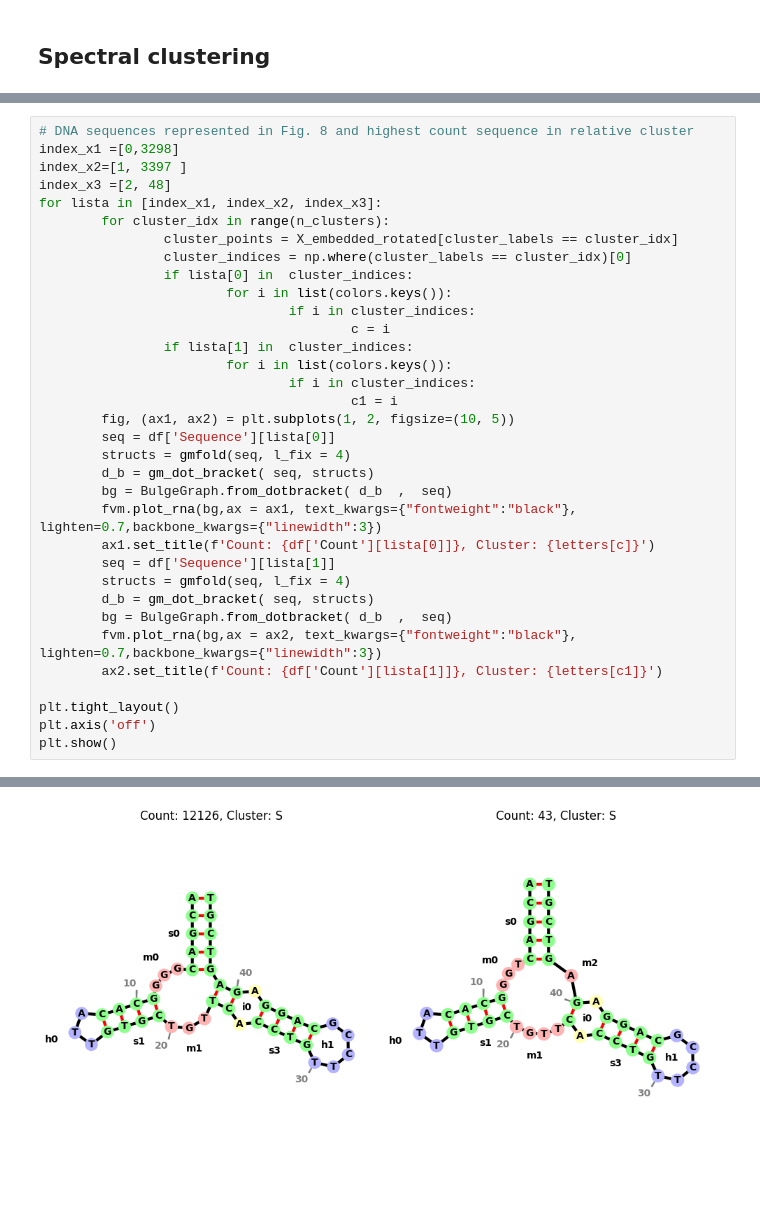
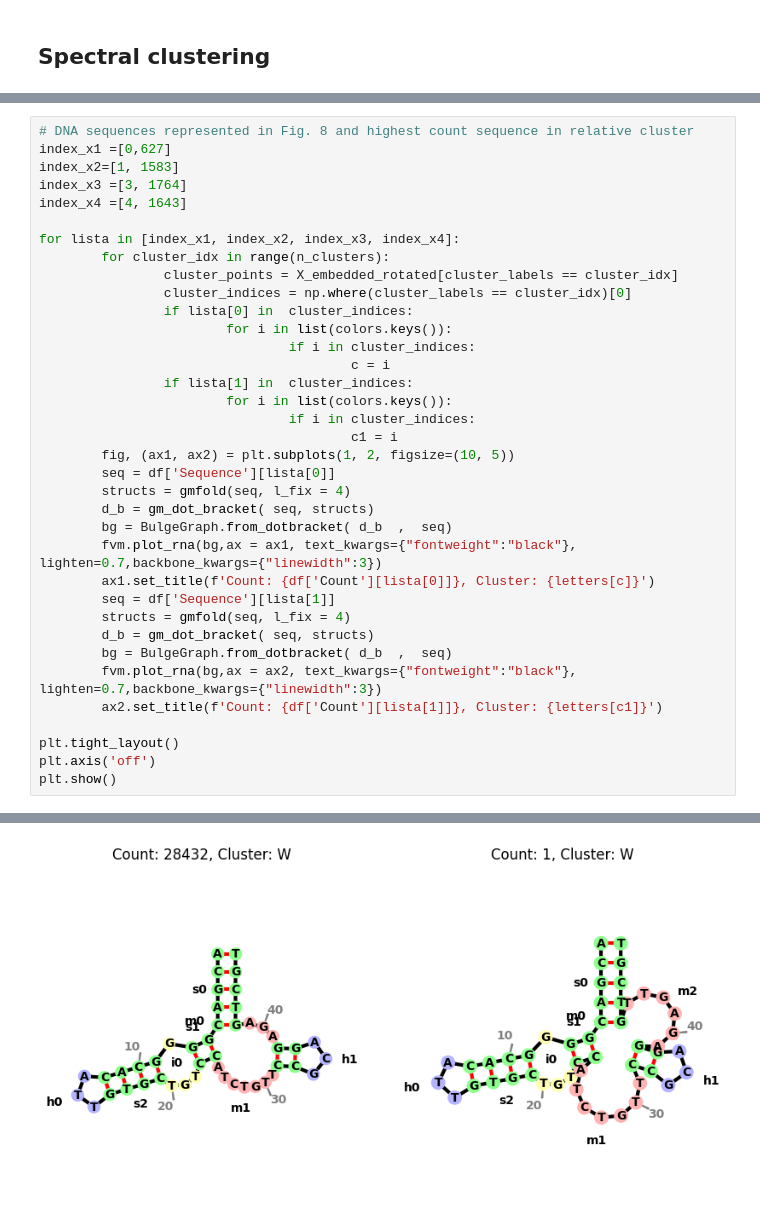
Before and after one commit to shihhsinwang0214/GMFold, a Jupyter notebook: notebooks/topic_modeling.ipynb, the cells around one changed output, grey strips where cells are left out. Saved outputs shown, nothing was run; the diff lists cells and outputs as text; blank space fills up the shorter version.

```diff
--- a/notebooks/topic_modeling.ipynb
+++ b/notebooks/topic_modeling.ipynb
@@ -167,9 +165,11 @@ plt.show()
 # %%
 # DNA sequences represented in Fig. 8 and highest count sequence in relative cluster
-index_x1 =[0,3298]
-index_x2=[1, 3397 ]
-index_x3 =[2, 48]
-for lista in [index_x1, index_x2, index_x3]:
+index_x1 =[0,627]
+index_x2=[1, 1583]
+index_x3 =[3, 1764]
+index_x4 =[4, 1643]
+
+for lista in [index_x1, index_x2, index_x3, index_x4]:
         for cluster_idx in range(n_clusters):
                 cluster_points = X_embedded_rotated[cluster_labels == cluster_idx]
                 cluster_indices = np.where(cluster_labels == cluster_idx)[0]
@@ -204 +204 @@ plt.show()
-[figure, old version]
+[figure, new version]
```
Also changed, not shown: parts of 4 cells of this notebook, 34 other files.
